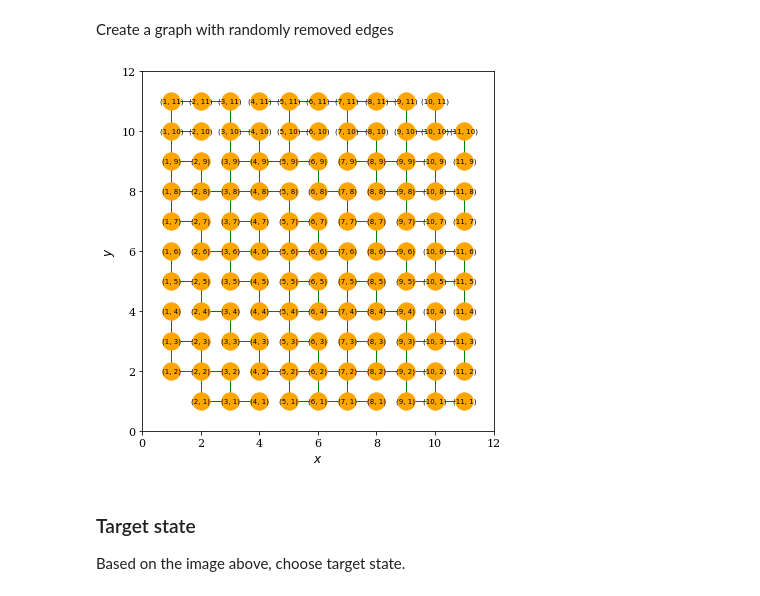
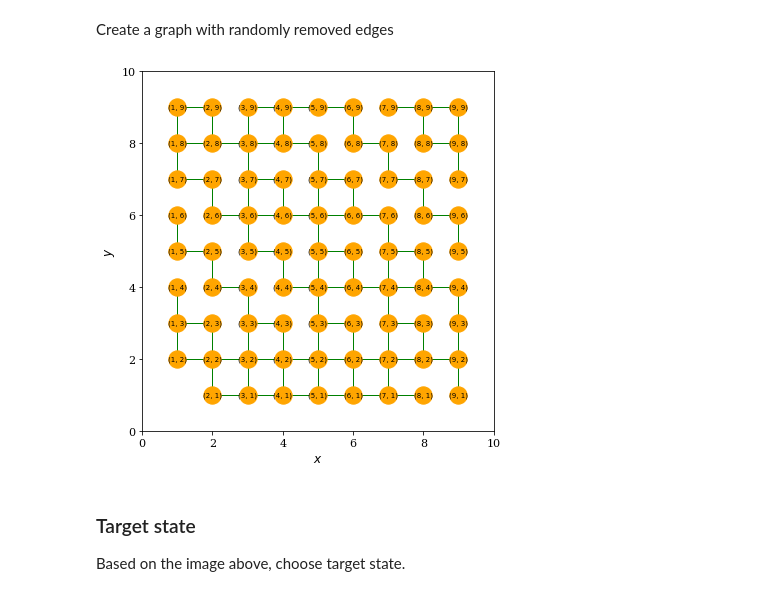
Before and after one commit to hbprosper/mlpracticum, a Jupyter notebook: 04_reinforcement_learning.ipynb, the cells around one changed output. Drawn from its saved outputs; the diff is of its cells as text; code cells hidden in the pictures.

```diff
--- a/04_reinforcement_learning.ipynb
+++ b/04_reinforcement_learning.ipynb
@@ -83,7 +79,7 @@ For a square grid, the number of nodes is $n^2$, where $n$ is the number of poin
 # ---------------------------------------------
 # size of grid
 # ---------------------------------------------
-N = 11
+N = 9
 xmin, xmax = 0, N+1
 ymin, ymax = 0, N+1
 x_limits   = (xmin, xmax)
@@ -212,13 +186,13 @@ plot_graph(full_graph)
 # %% [markdown]
 Create a graph with randomly removed edges
 # %%
-n_edges = 144
+n_edges = 100
 edges   = all_edges[:n_edges]
 graph   = nx.Graph()
 graph.add_edges_from(edges)
 plot_graph(graph)
 # %% [output]
-[figure, old version]
+[figure, new version]
 # %% [markdown]
 ### Target state
 Based on the image above, choose target state.
```
Also changed, not shown: parts of 14 cells of this notebook, 1 other file.
